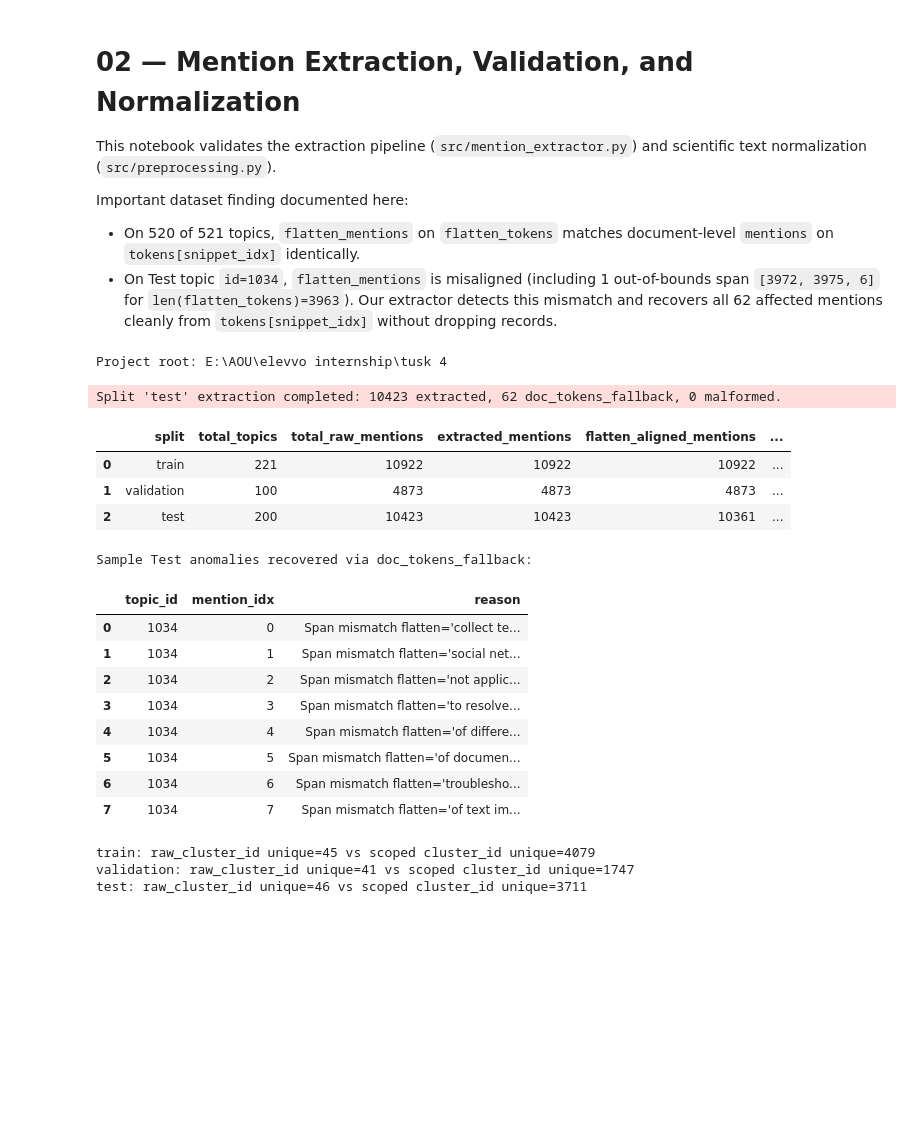
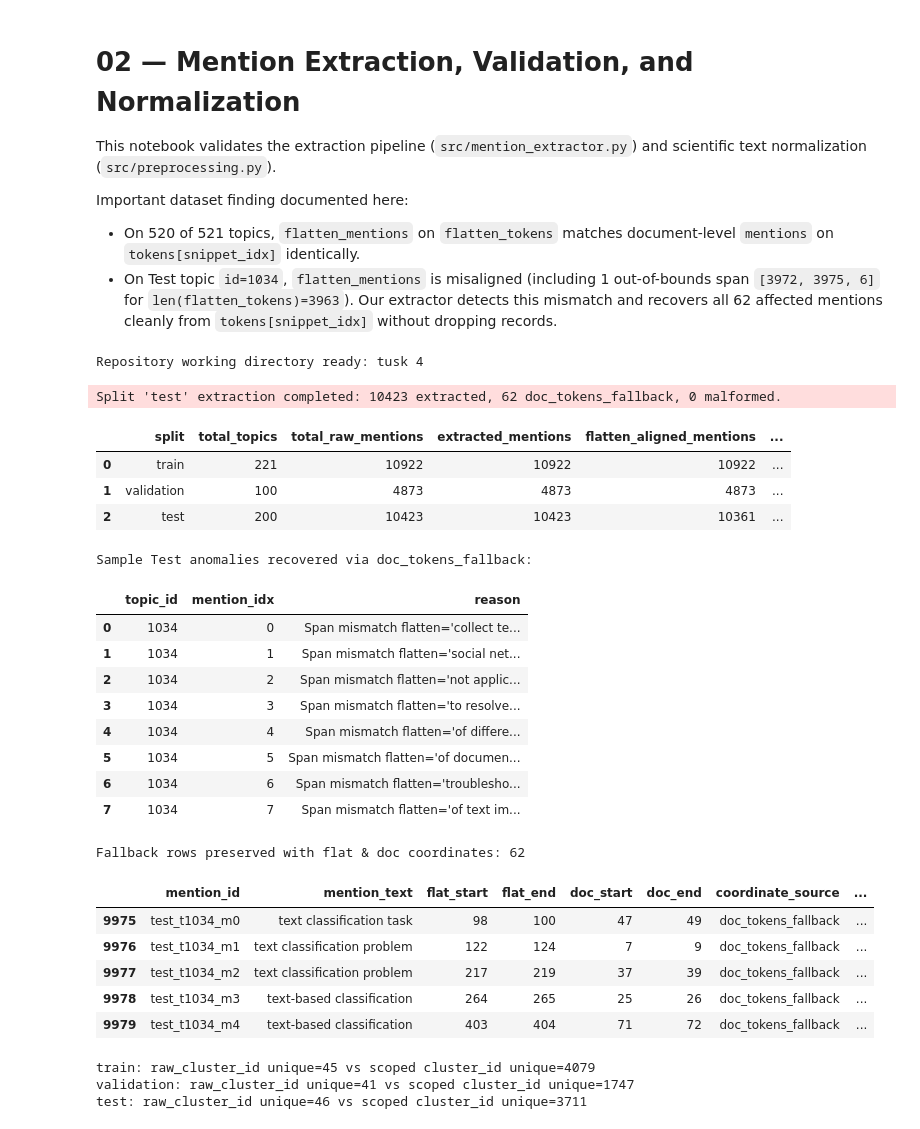
Before and after one commit to abg11hani235-commits/Cross-Document-Scientific-Concept-Coreference, a Jupyter notebook: notebooks/02_mention_extraction.ipynb, the cells around one changed output. Cells and saved outputs as stored; diff of their text form; code cells hidden in the pictures; blank space fills up the shorter version.

```diff
--- a/notebooks/02_mention_extraction.ipynb
+++ b/notebooks/02_mention_extraction.ipynb
@@ -26,9 +26,9 @@ from IPython.display import display, Image
 
 pd.set_option("display.max_columns", 20)
 pd.set_option("display.max_colwidth", 80)
-print("Project root:", ROOT)
+print("Repository working directory ready:", ROOT.name)
 # %% [output]
-Project root: E:\AOU\elevvo internship\tusk 4
+Repository working directory ready: tusk 4
 # %%
 from src.data_loader import load_config, load_all_splits
 from src.mention_extractor import extract_mentions_from_dataframe
@@ -42,33 +42,44 @@ extracted = {}
 for sname, df in splits.items():
     mdf, st = extract_mentions_from_dataframe(
         df,
         sname,
         span_end_inclusive=cfg["extraction"]["span_end_inclusive"],
         prefer_doc_tokens_on_mismatch=cfg["extraction"]["prefer_doc_tokens_on_mismatch"],
         preprocessing_cfg=cfg["preprocessing"],
     )
     extracted[sname] = mdf
     reports.append(st.to_dict())
 
 display(pd.DataFrame(reports).drop(columns=["anomalies_sample"]))
 print("Sample Test anomalies recovered via doc_tokens_fallback:")
 display(pd.DataFrame(reports[-1]["anomalies_sample"][:8]))
+test_mdf = extracted["test"]
+fallback_rows = test_mdf[test_mdf["coordinate_source"] == "doc_tokens_fallback"]
+print(f"Fallback rows preserved with flat & doc coordinates: {len(fallback_rows)}")
+display(fallback_rows[["mention_id", "mention_text", "flat_start", "flat_end", "doc_start", "doc_end", "coordinate_source", "cluster_id_consistent"]].head(5))
 # %% [output]
 Split 'test' extraction completed: 10423 extracted, 62 doc_tokens_fallback, 0 malformed.
 |  | split | total_topics | total_raw_mentions | extracted_mentions | flatten_aligned_mentions | ... |
 | 0 | train | 221 | 10922 | 10922 | 10922 | ... |
 | 1 | validation | 100 | 4873 | 4873 | 4873 | ... |
 | 2 | test | 200 | 10423 | 10423 | 10361 | ... |
 Sample Test anomalies recovered via doc_tokens_fallback:
 |  | topic_id | mention_idx | reason |
 | 0 | 1034 | 0 | Span mismatch flatten='collect te... |
 | 1 | 1034 | 1 | Span mismatch flatten='social net... |
 | 2 | 1034 | 2 | Span mismatch flatten='not applic... |
 | 3 | 1034 | 3 | Span mismatch flatten='to resolve... |
 | 4 | 1034 | 4 | Span mismatch flatten='of differe... |
 | 5 | 1034 | 5 | Span mismatch flatten='of documen... |
 | 6 | 1034 | 6 | Span mismatch flatten='troublesho... |
 | 7 | 1034 | 7 | Span mismatch flatten='of text im... |
+Fallback rows preserved with flat & doc coordinates: 62
+|  | mention_id | mention_text | flat_start | flat_end | doc_start | doc_end | coordinate_source | ... |
+| 9975 | test_t1034_m0 | text classification task | 98 | 100 | 47 | 49 | doc_tokens_fallback | ... |
+| 9976 | test_t1034_m1 | text classification problem | 122 | 124 | 7 | 9 | doc_tokens_fallback | ... |
+| 9977 | test_t1034_m2 | text classification problem | 217 | 219 | 37 | 39 | doc_tokens_fallback | ... |
+| 9978 | test_t1034_m3 | text-based classification | 264 | 265 | 25 | 26 | doc_tokens_fallback | ... |
+| 9979 | test_t1034_m4 | text-based classification | 403 | 404 | 71 | 72 | doc_tokens_fallback | ... |
 # %%
 # Verify topic-scoped cluster keys prevent cross-topic collisions
 for sname, mdf in extracted.items():
```
Also changed, not shown: 32 other files.
